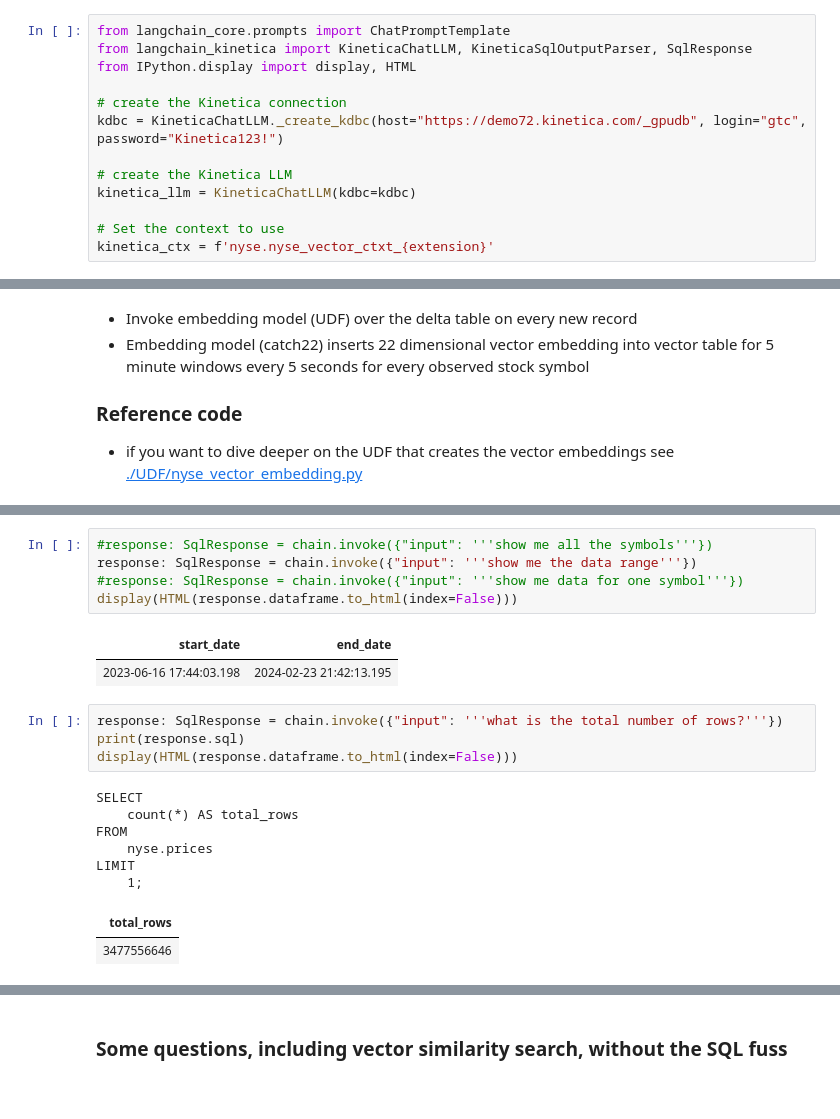
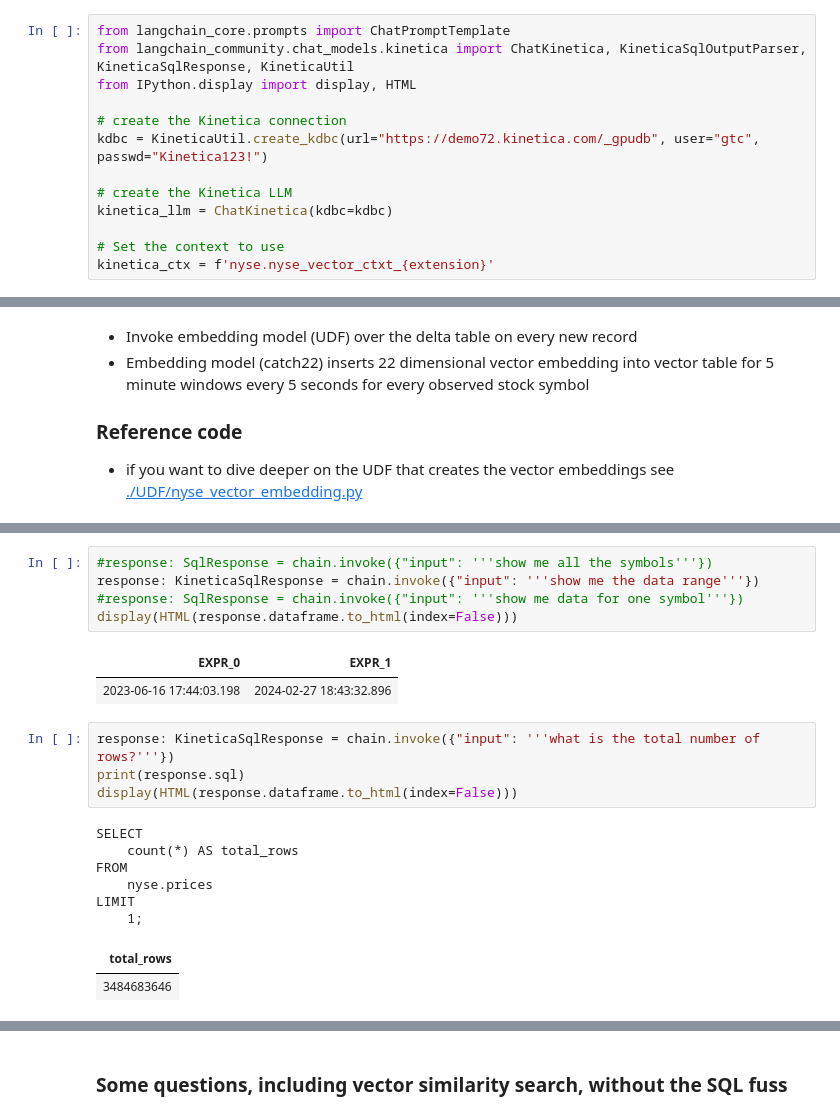
Before and after one commit to kineticadb/gtcnotebooks, a Jupyter notebook: nyse-Amparo.ipynb, the cells around one changed output, grey strips where cells are left out. Drawn from its saved outputs; the diff is of its cells as text.

```diff
--- a/nyse-Amparo.ipynb
+++ b/nyse-Amparo.ipynb
@@ -136,14 +135,14 @@ db.execute_sql(sqlcontext)
 ### Connect to Kinetica and the LLM
 # %%
 from langchain_core.prompts import ChatPromptTemplate
-from langchain_kinetica import KineticaChatLLM, KineticaSqlOutputParser, SqlResponse
+from langchain_community.chat_models.kinetica import ChatKinetica, KineticaSqlOutputParser, KineticaSqlResponse, KineticaUtil
 from IPython.display import display, HTML
 
 # create the Kinetica connection
-kdbc = KineticaChatLLM._create_kdbc(host="https://demo72.kinetica.com/_gpudb", login="gtc", password="Kinetica123!")
+kdbc = KineticaUtil.create_kdbc(url="https://demo72.kinetica.com/_gpudb", user="gtc", passwd="Kinetica123!")
 
 # create the Kinetica LLM
-kinetica_llm = KineticaChatLLM(kdbc=kdbc)
+kinetica_llm = ChatKinetica(kdbc=kdbc)
 
 # Set the context to use
 kinetica_ctx = f'nyse.nyse_vector_ctxt_{extension}'
@@ -216,13 +246,13 @@ GPUdbException: "[ERROR]: SqlEngine: Column 'price_increase_percentage' not foun
 # %%
 #response: SqlResponse = chain.invoke({"input": '''show me all the symbols'''})
-response: SqlResponse = chain.invoke({"input": '''show me the data range'''})
+response: KineticaSqlResponse = chain.invoke({"input": '''show me the data range'''})
 #response: SqlResponse = chain.invoke({"input": '''show me data for one symbol'''})
 display(HTML(response.dataframe.to_html(index=False)))
 # %% [output]
-| start_date | end_date |
-| 2023-06-16 17:44:03.198 | 2024-02-23 21:42:13.195 |
+| EXPR_0 | EXPR_1 |
+| 2023-06-16 17:44:03.198 | 2024-02-27 18:43:32.896 |
 # %%
-response: SqlResponse = chain.invoke({"input": '''what is the total number of rows?'''})
+response: KineticaSqlResponse = chain.invoke({"input": '''what is the total number of rows?'''})
 print(response.sql)
 display(HTML(response.dataframe.to_html(index=False)))
 # %% [output]
@@ -233,6 +263,6 @@ FROM
 LIMIT
     1;
 | total_rows |
-| 3477556646 |
+| 3484683646 |
 # %%
 #this use to work before but not anymore
```
Also changed, not shown: parts of 15 cells of this notebook.
